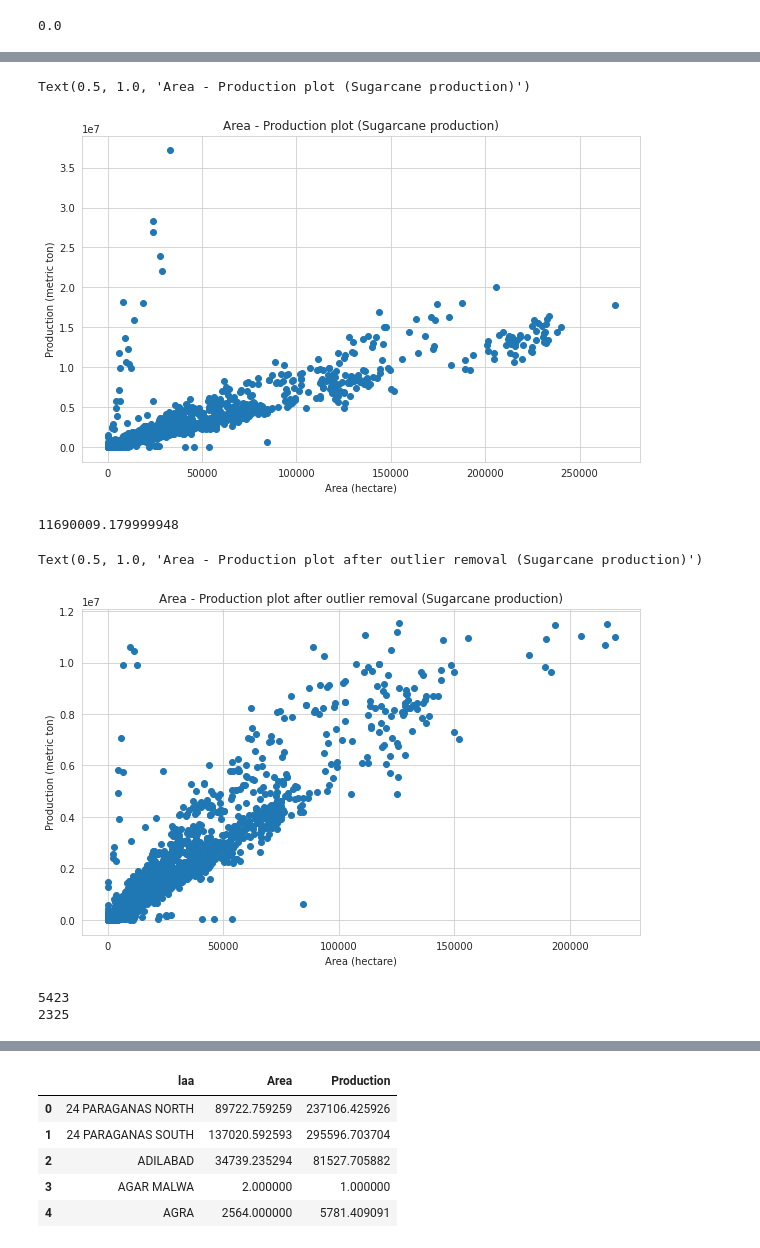
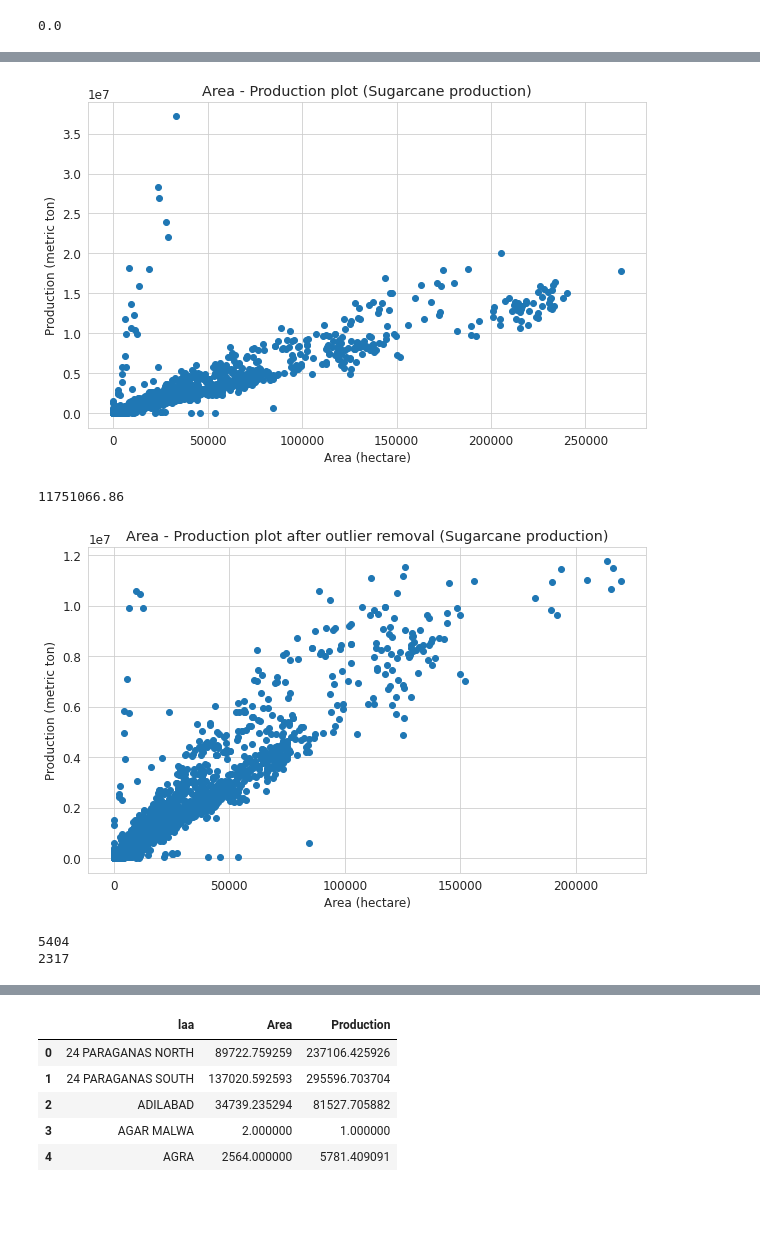
Before and after one commit to swagata0207/DSP_NPTEL, a Jupyter notebook: Apy_NPTEL_final.ipynb, the cells around one changed output, grey strips where cells are left out. Drawn from its saved outputs; the diff is of its cells as text; code cells hidden in the pictures; blank space fills up the shorter version.

```diff
--- a/Apy_NPTEL_final.ipynb
+++ b/Apy_NPTEL_final.ipynb
@@ -92,8 +95,12 @@ df_yrcp.head(5)
 # %%
 # Barplot of crop production in log scale
 f = plt.figure(figsize = (15, 30))
+plt.rcParams.update({'font.size': 12})
 plt.xscale('log')
 sns.barplot(x = df_yrcp.Production, y = df_yrcp.Crop, color = 'maroon')
+plt.xlabel('Production (in Metric tons)')
+plt.ylabel('Crops')
+plt.title('Crop production Barplot')
 
 # To save the plot in google drive
 f.savefig('/content/gdrive/My Drive/Datasets/Plots/yrcp.png', dpi = 600)
@@ -450,0 +479,2 @@ fig.savefig('/content/gdrive/My Drive/Datasets/Plots/sugarcane_production_avg.pn
+# %%
+df_sugarcane_s = df_sugarcane[df_sugarcane['Crop_Year'] < 2015]
@@ -451,42 +507,40 @@ fig.savefig('/content/gdrive/My Drive/Datasets/Plots/sugarcane_production_avg.pn
 # %%
 sns.set_style('whitegrid')
-plt.figure(figsize = (10,6))
-plt.scatter(df_sugarcane['Area'], df_sugarcane['Production'])
+fig = plt.figure(figsize = (10,6))
+plt.scatter(df_sugarcane_s['Area'], df_sugarcane_s['Production'])
 plt.xlabel('Area (hectare)')
 plt.ylabel('Production (metric ton)')
 plt.title('Area - Production plot (Sugarcane production)')
-#fig.savefig('/content/gdrive/My Drive/Datasets/Plots/sugarcane_avsp.png', dpi = 600)
+fig.savefig('/content/gdrive/My Drive/Datasets/Plots/sugarcane_avsp.png', dpi = 600)
 # %% [output]
-Text(0.5, 1.0, 'Area - Production plot (Sugarcane production)')
-[figure, old version]
+[figure, new version]
 # %%
-upper_limit2 = df_sugarcane['Production'].quantile(0.99)
+upper_limit2 = df_sugarcane_s['Production'].quantile(0.99)
 upper_limit2
 # %% [output]
-11690009.179999948
+11751066.86
 # %%
 # Removing outlier
-df_sugarcane_m = df_sugarcane[df_sugarcane['Production'] < upper_limit2]
+df_sugarcane_ro = df_sugarcane_s[df_sugarcane_s['Production'] < upper_limit2]
 # %%
-plt.figure(figsize = (10,6))
-plt.scatter(df_sugarcane_m['Area'], df_sugarcane_m['Production'])
+fig = plt.figure(figsize = (10,6))
+plt.scatter(df_sugarcane_ro['Area'], df_sugarcane_ro['Production'])
 plt.xlabel('Area (hectare)')
 plt.ylabel('Production (metric ton)')
 plt.title('Area - Production plot after outlier removal (Sugarcane production)')
-#fig.savefig('/content/gdrive/My Drive/Datasets/Plots/sugarcane_avsp_or.png', dpi = 600)
+fig.savefig('/content/gdrive/My Drive/Datasets/Plots/sugarcane_avsp_or.png', dpi = 600)
 # %% [output]
-Text(0.5, 1.0, 'Area - Production plot after outlier removal (Sugarcane production)')
-[figure, old version]
+[figure, new version]
 # %%
-X_train2, X_test2, y_train2, y_test2 = train_test_split(df_sugarcane_m['Area'], df_sugarcane_m['Production'],
+X_train2, X_test2, y_train2, y_test2 = train_test_split(df_sugarcane_ro['Area'], df_sugarcane_ro['Production'],
                                                     train_size=0.7, test_size=0.3, random_state=42)
 X_train2_df, X_test2_df = pd.DataFrame(X_train2), pd.DataFrame(X_test2)
 y_train2_df, y_test2_df = pd.DataFrame(y_train2), pd.DataFrame(y_test2)
 print(len(X_train2_df))
 print(len(X_test2_df))
 # %% [output]
-5423
-2325
+5404
+2317
 # %%
 poly2 = PolynomialFeatures(degree = 2)
 X_train2_poly, X_test2_poly = poly2.fit_transform(X_train2_df), poly2.fit_transform(X_test2_df)
```
Also changed, not shown: parts of 50 cells of this notebook.
